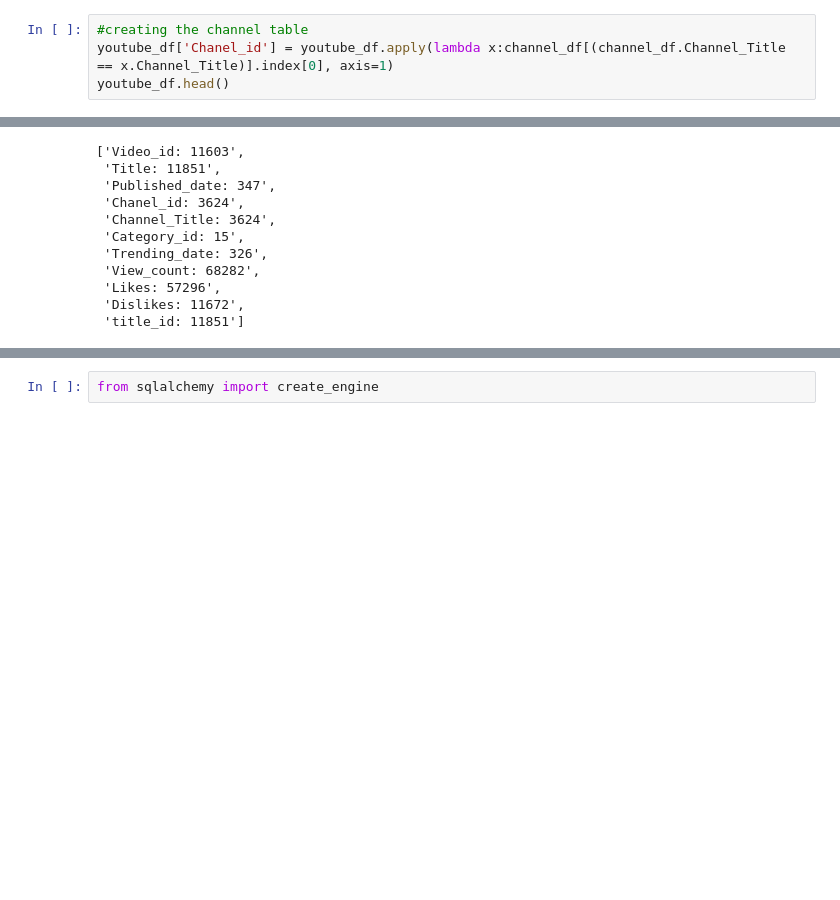
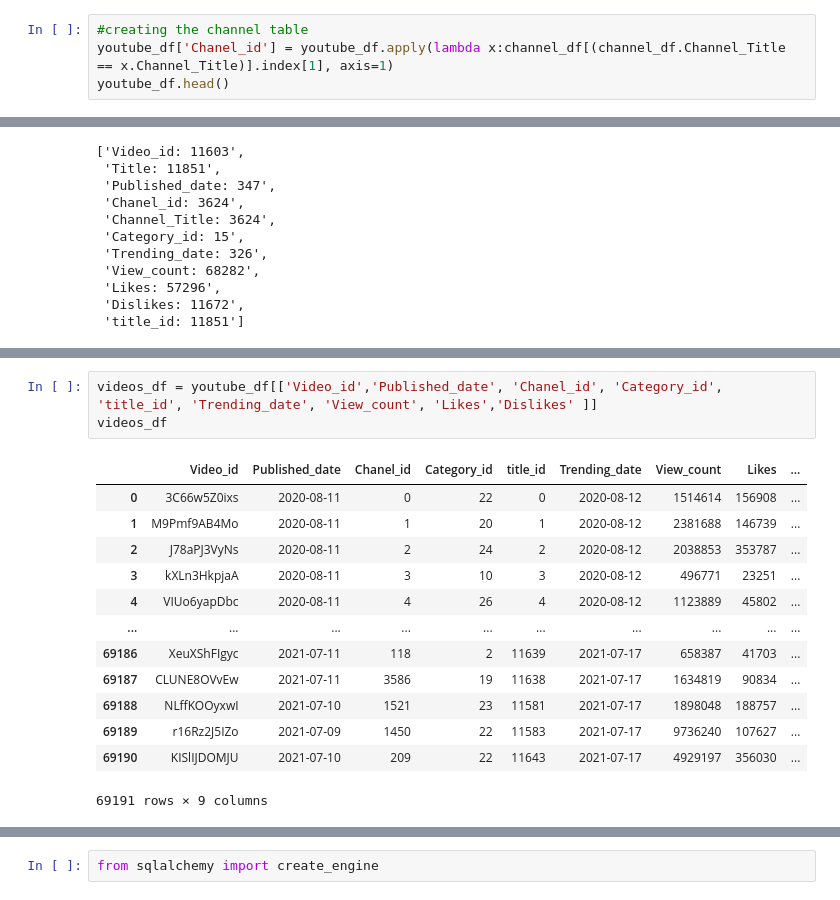
Before and after one commit to ichakrabarty/Grp_5---Youtube-Trending, a Jupyter notebook: main.sq.ipynb, the cells around one changed output, grey strips where cells are left out. Saved outputs shown, nothing was run; the diff lists cells and outputs as text; blank space fills up the shorter version.

```diff
--- a/main.sq.ipynb
+++ b/main.sq.ipynb
@@ -245,6 +256,6 @@ channel_df
 # %%
 #creating the channel table
-youtube_df['Chanel_id'] = youtube_df.apply(lambda x:channel_df[(channel_df.Channel_Title == x.Channel_Title)].index[0], axis=1)
+youtube_df['Chanel_id'] = youtube_df.apply(lambda x:channel_df[(channel_df.Channel_Title == x.Channel_Title)].index[1], axis=1)
 youtube_df.head()
 # %% [output]
 A value is trying to be set on a copy of a slice from a DataFrame.
@@ -307,0 +338,17 @@ See the caveats in the documentation: https://pandas.pydata.org/pandas-docs/stab
+# %%
+videos_df = youtube_df[['Video_id','Published_date', 'Chanel_id', 'Category_id', 'title_id', 'Trending_date', 'View_count', 'Likes','Dislikes' ]]
+videos_df
+# %% [output]
+|  | Video_id | Published_date | Chanel_id | Category_id | title_id | Trending_date | View_count | Likes | ... |
+| 0 | 3C66w5Z0ixs | 2020-08-11 | 0 | 22 | 0 | 2020-08-12 | 1514614 | 156908 | ... |
+| 1 | M9Pmf9AB4Mo | 2020-08-11 | 1 | 20 | 1 | 2020-08-12 | 2381688 | 146739 | ... |
+| 2 | J78aPJ3VyNs | 2020-08-11 | 2 | 24 | 2 | 2020-08-12 | 2038853 | 353787 | ... |
+| 3 | kXLn3HkpjaA | 2020-08-11 | 3 | 10 | 3 | 2020-08-12 | 496771 | 23251 | ... |
+| 4 | VIUo6yapDbc | 2020-08-11 | 4 | 26 | 4 | 2020-08-12 | 1123889 | 45802 | ... |
+| ... | ... | ... | ... | ... | ... | ... | ... | ... | ... |
+| 69186 | XeuXShFIgyc | 2021-07-11 | 118 | 2 | 11639 | 2021-07-17 | 658387 | 41703 | ... |
+| 69187 | CLUNE8OVvEw | 2021-07-11 | 3586 | 19 | 11638 | 2021-07-17 | 1634819 | 90834 | ... |
+| 69188 | NLffKOOyxwI | 2021-07-10 | 1521 | 23 | 11581 | 2021-07-17 | 1898048 | 188757 | ... |
+| 69189 | r16Rz2J5IZo | 2021-07-09 | 1450 | 22 | 11583 | 2021-07-17 | 9736240 | 107627 | ... |
+| 69190 | KISlIJDOMJU | 2021-07-10 | 209 | 22 | 11643 | 2021-07-17 | 4929197 | 356030 | ... |
+69191 rows × 9 columns
```
Also changed, not shown: parts of 13 cells of this notebook.
